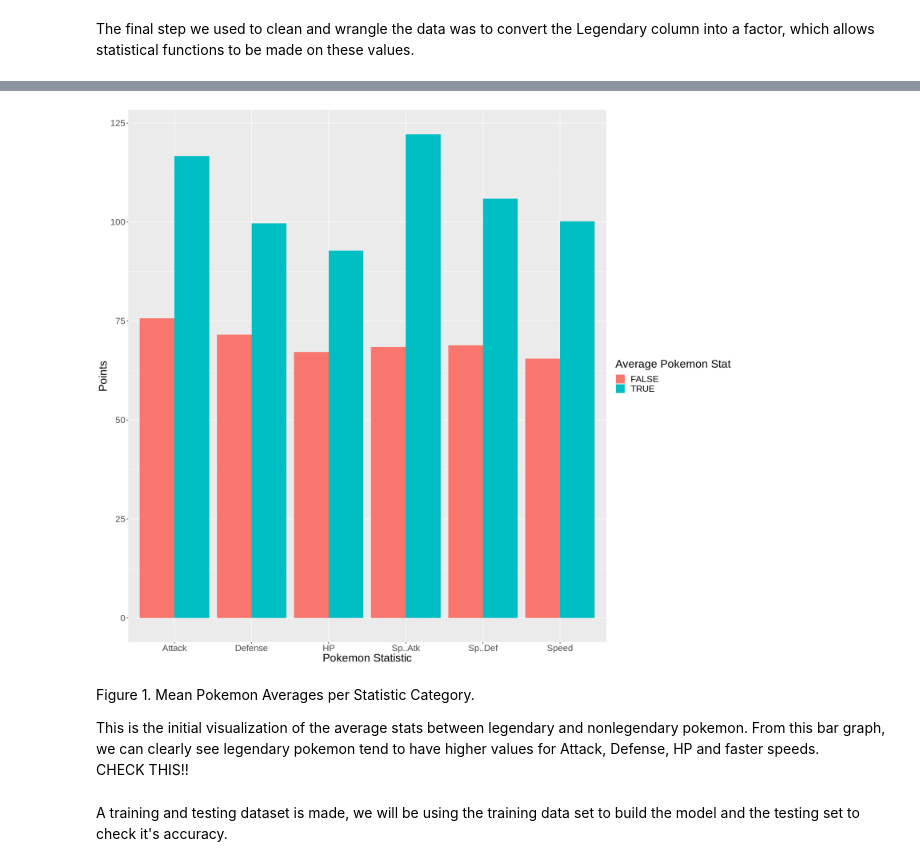
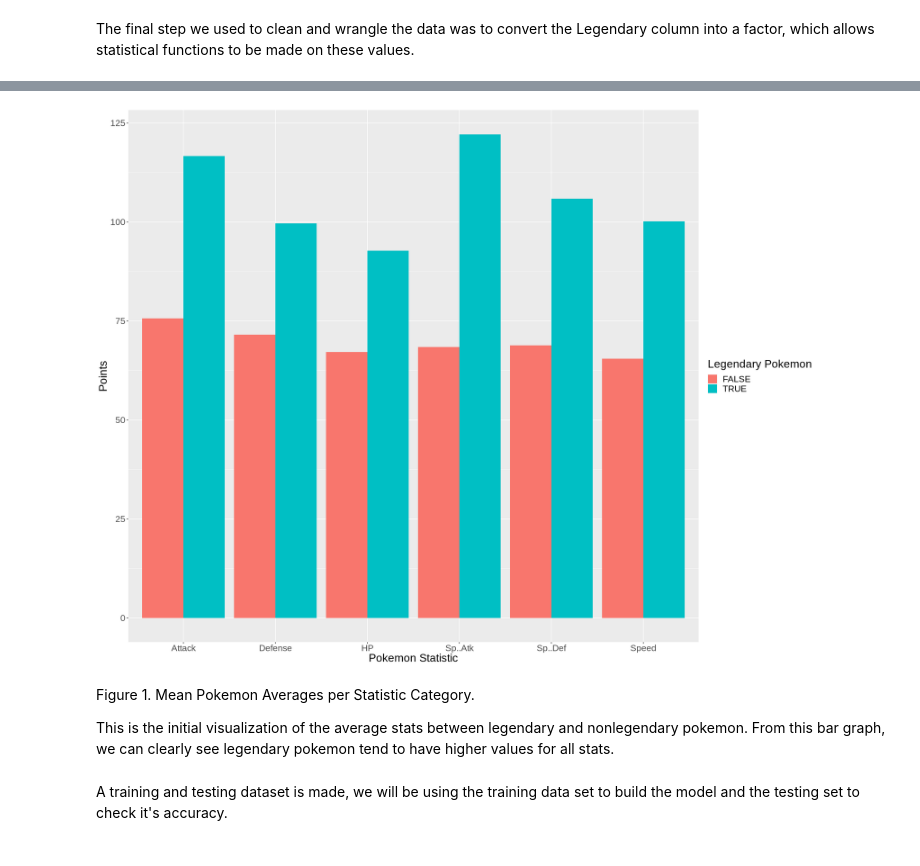
Before and after one commit to dlee03/DSCI_group_project, a Jupyter notebook: groupproject.ipynb, the cells around one changed output, grey strips where cells are left out. Saved outputs shown, nothing was run; the diff lists cells and outputs as text; code cells hidden in the pictures.

```diff
--- a/groupproject.ipynb
+++ b/groupproject.ipynb
@@ -152,19 +151,18 @@ A tibble: 12 × 3
 # %%
-options(repr.plot.height = 14, repr.plot.width = 16)
+options(repr.plot.height = 14, repr.plot.width = 18)
 pokemon_bar <- ggplot(p_stat_avg, aes(x = pokemon_category, y = mean_value, fill = Legendary)) +
-    geom_bar(stat = "identity", , position = "dodge") +
+    geom_bar(stat = "identity", position = "dodge") +
     xlab("Pokemon Statistic") +
     ylab("Points") +
-    labs(fill = "Average Pokemon Stat") +
+    labs(fill = "Legendary Pokemon") +
     theme(text = element_text(size = 20))
 pokemon_bar
 # %% [output]
-[figure, old version]
+[figure, new version]
 # %% [markdown]
 Figure 1. Mean Pokemon Averages per Statistic Category.
 
-This is the initial visualization of the average stats between legendary and nonlegendary pokemon. From this bar graph, we can clearly see legendary pokemon tend to have higher values for Attack, Defense, HP and faster speeds.
-CHECK THIS!!
+This is the initial visualization of the average stats between legendary and nonlegendary pokemon. From this bar graph, we can clearly see legendary pokemon tend to have higher values for all stats.
 # %%
 stats <- pokemon_data |>
     select(HP:Speed)
```
Also changed, not shown: parts of 1 cell of this notebook.
